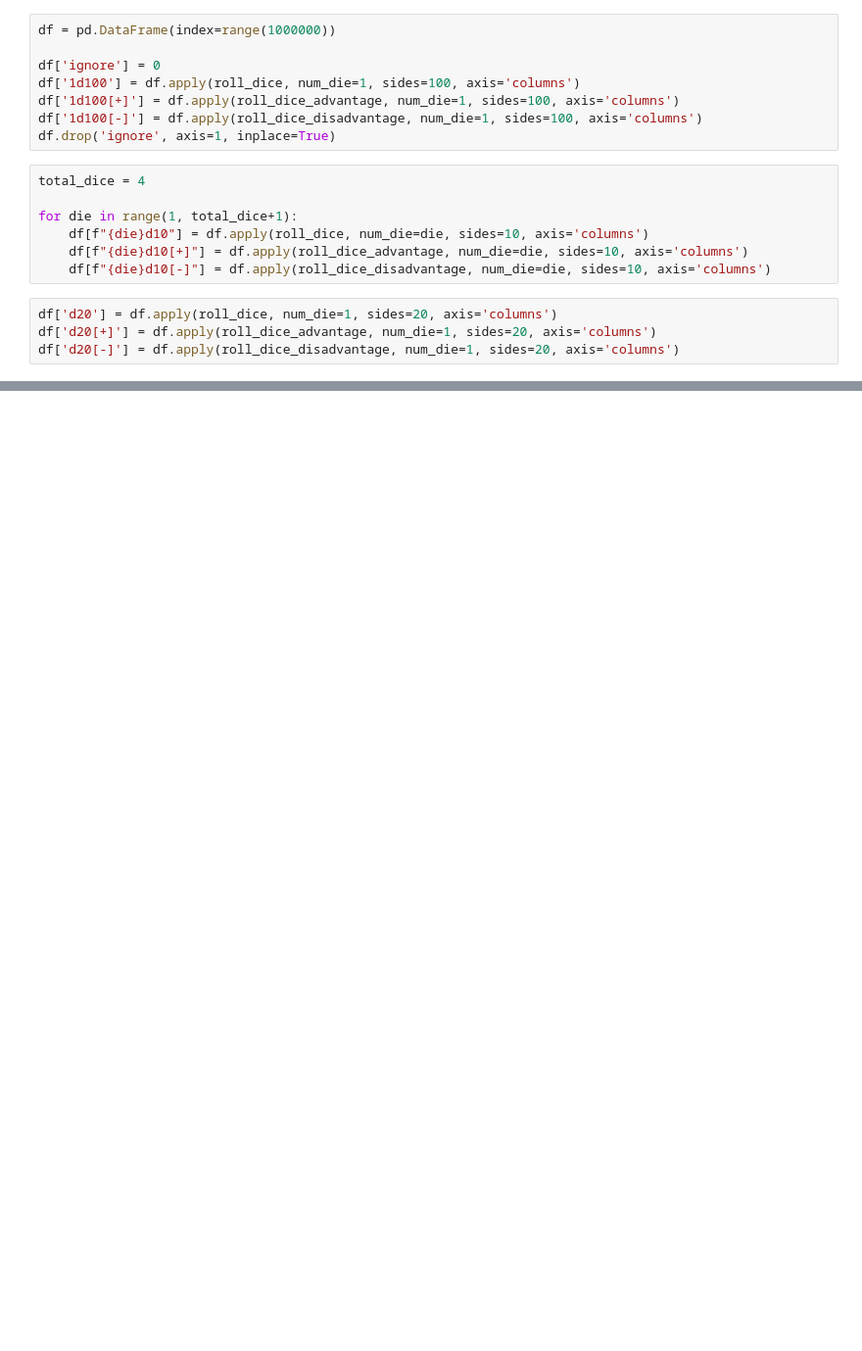
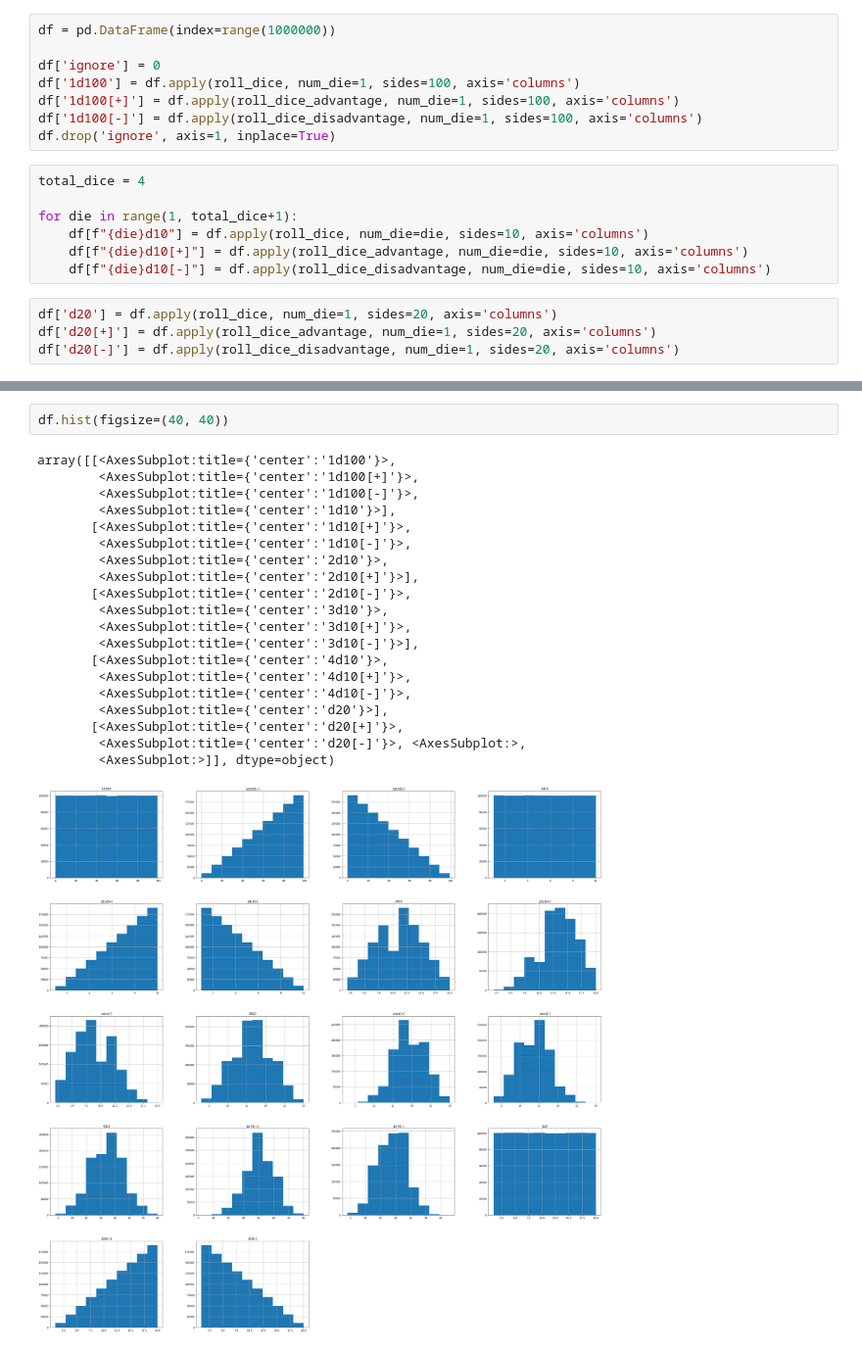
Before and after one commit to violetballard/mothership_dice, a Jupyter notebook: mothership_dice.ipynb, the cells around one changed output, grey strips where cells are left out. Shown: that part at 98% size. Cells and saved outputs as stored; diff of their text form; blank space fills up the shorter version.

```diff
--- a/mothership_dice.ipynb
+++ b/mothership_dice.ipynb
@@ -88,0 +67,23 @@ df.boxplot(figsize=(20, 20))
+# %%
+df.hist(figsize=(40, 40))
+# %% [output]
+array([[<AxesSubplot:title={'center':'1d100'}>,
+        <AxesSubplot:title={'center':'1d100[+]'}>,
+        <AxesSubplot:title={'center':'1d100[-]'}>,
+        <AxesSubplot:title={'center':'1d10'}>],
+       [<AxesSubplot:title={'center':'1d10[+]'}>,
+        <AxesSubplot:title={'center':'1d10[-]'}>,
+        <AxesSubplot:title={'center':'2d10'}>,
+        <AxesSubplot:title={'center':'2d10[+]'}>],
+       [<AxesSubplot:title={'center':'2d10[-]'}>,
+        <AxesSubplot:title={'center':'3d10'}>,
+        <AxesSubplot:title={'center':'3d10[+]'}>,
+        <AxesSubplot:title={'center':'3d10[-]'}>],
+       [<AxesSubplot:title={'center':'4d10'}>,
+        <AxesSubplot:title={'center':'4d10[+]'}>,
+        <AxesSubplot:title={'center':'4d10[-]'}>,
+        <AxesSubplot:title={'center':'d20'}>],
+       [<AxesSubplot:title={'center':'d20[+]'}>,
+        <AxesSubplot:title={'center':'d20[-]'}>, <AxesSubplot:>,
+        <AxesSubplot:>]], dtype=object)
+[figure, added]
```
Also changed, not shown: parts of 5 cells of this notebook, 1 other file.
